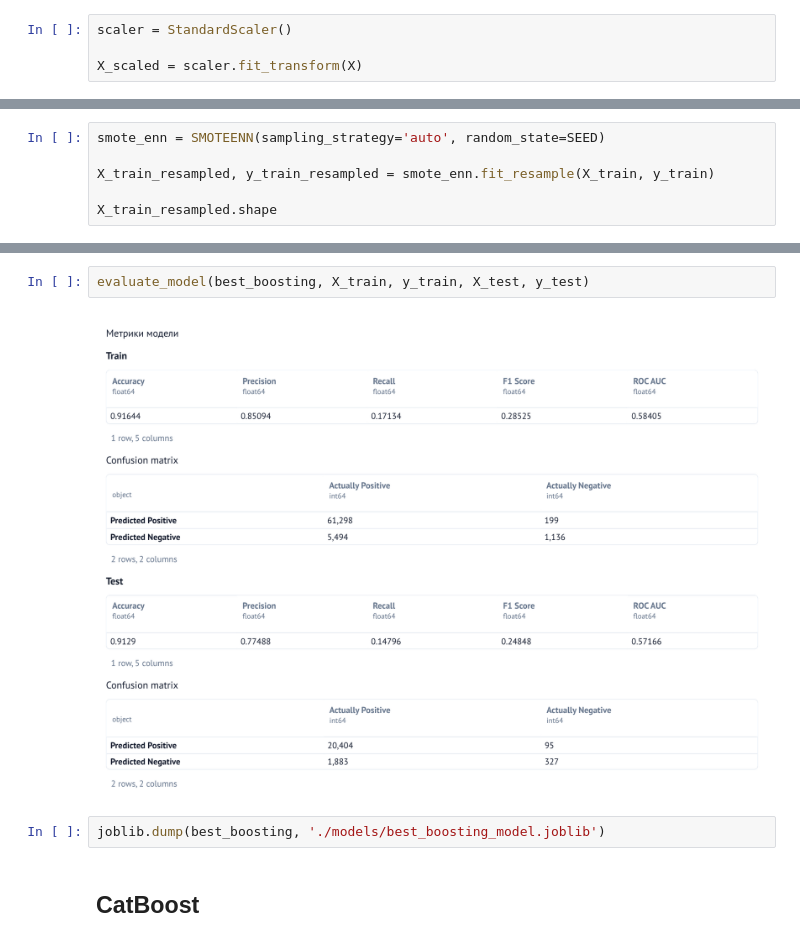
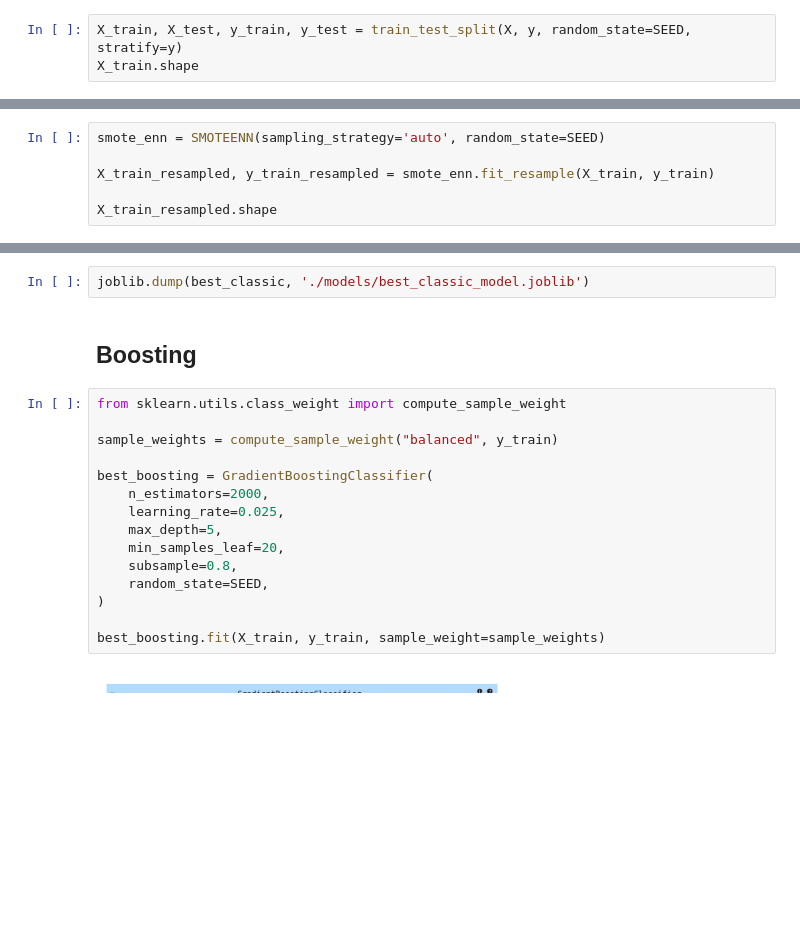
Before and after one commit to Kreoniz/omstu-ml-4, a Jupyter notebook: rgr/__marimo__/save_best_models.ipynb, the cells around one changed output, grey strips where cells are left out. Saved outputs shown, nothing was run; the diff lists cells and outputs as text; blank space fills up the shorter version.

```diff
--- a/rgr/__marimo__/save_best_models.ipynb
+++ b/rgr/__marimo__/save_best_models.ipynb
@@ -77,7 +77,6 @@ df = pd.read_csv('./data/processed/planets.csv')
 X = df.drop(columns=['hazardous'])
 y = df['hazardous']
 # %%
-scaler = StandardScaler()
-
-X_scaled = scaler.fit_transform(X)
+X_train, X_test, y_train, y_test = train_test_split(X, y, random_state=SEED, stratify=y)
+X_train.shape
 # %%
@@ -136,9 +163,22 @@ best_boosting.fit(X_train, y_train)
 # %%
-evaluate_model(best_boosting, X_train, y_train, X_test, y_test)
+joblib.dump(best_classic, './models/best_classic_model.joblib')
-# %% [output]
-[figure, removed]
-# %%
-joblib.dump(best_boosting, './models/best_boosting_model.joblib')
-# %% [markdown]
-## CatBoost
+# %% [markdown]
+## Boosting
+# %%
+from sklearn.utils.class_weight import compute_sample_weight
+
+sample_weights = compute_sample_weight("balanced", y_train)
+
+best_boosting = GradientBoostingClassifier(
+    n_estimators=2000,
+    learning_rate=0.025,
+    max_depth=5,
+    min_samples_leaf=20,
+    subsample=0.8,
+    random_state=SEED,
+)
+
+best_boosting.fit(X_train, y_train, sample_weight=sample_weights)
+# %% [output]
+[figure, added]
 # %%
```
Also changed, not shown: parts of 37 cells of this notebook, 9 other files.
